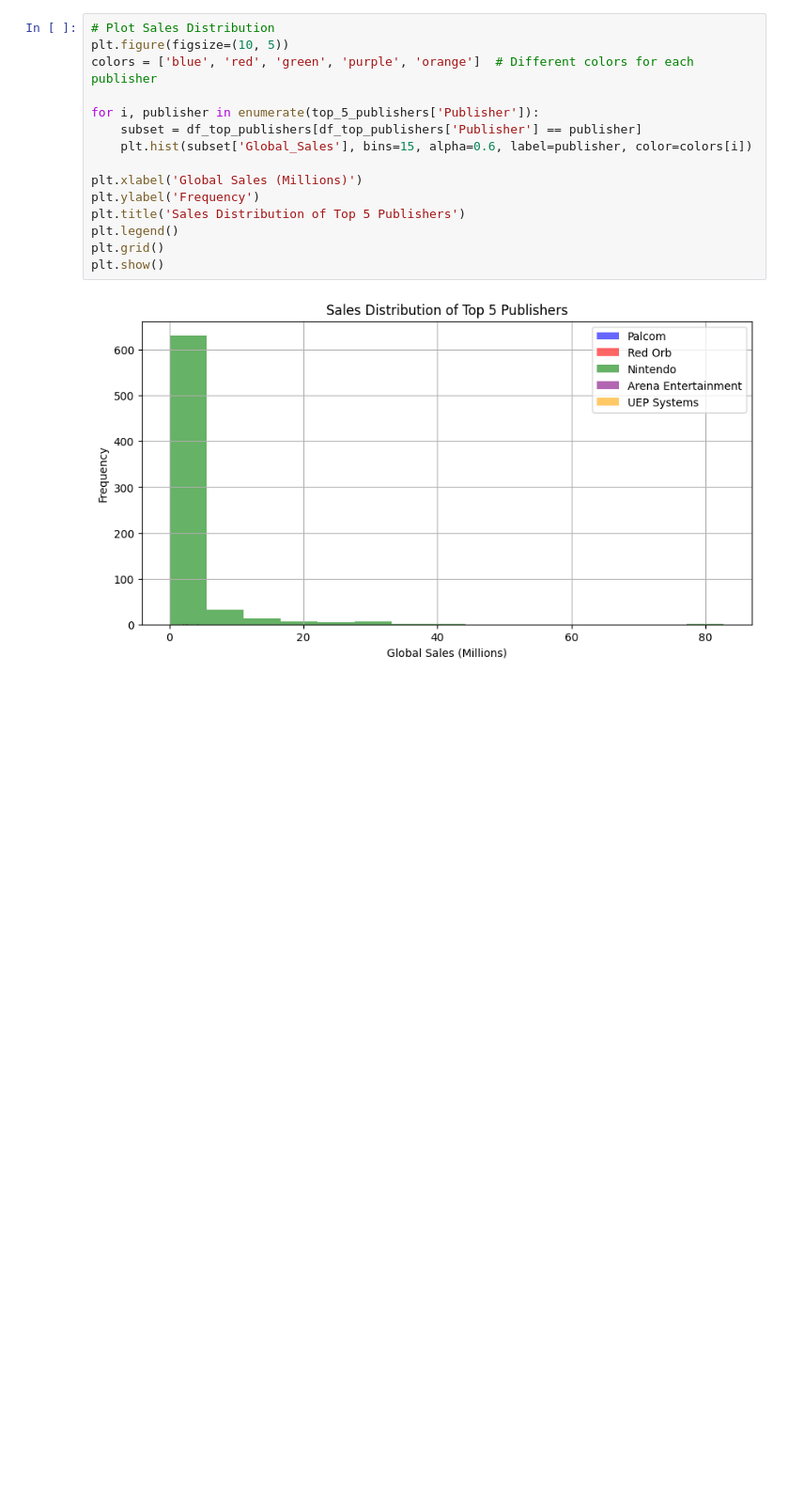
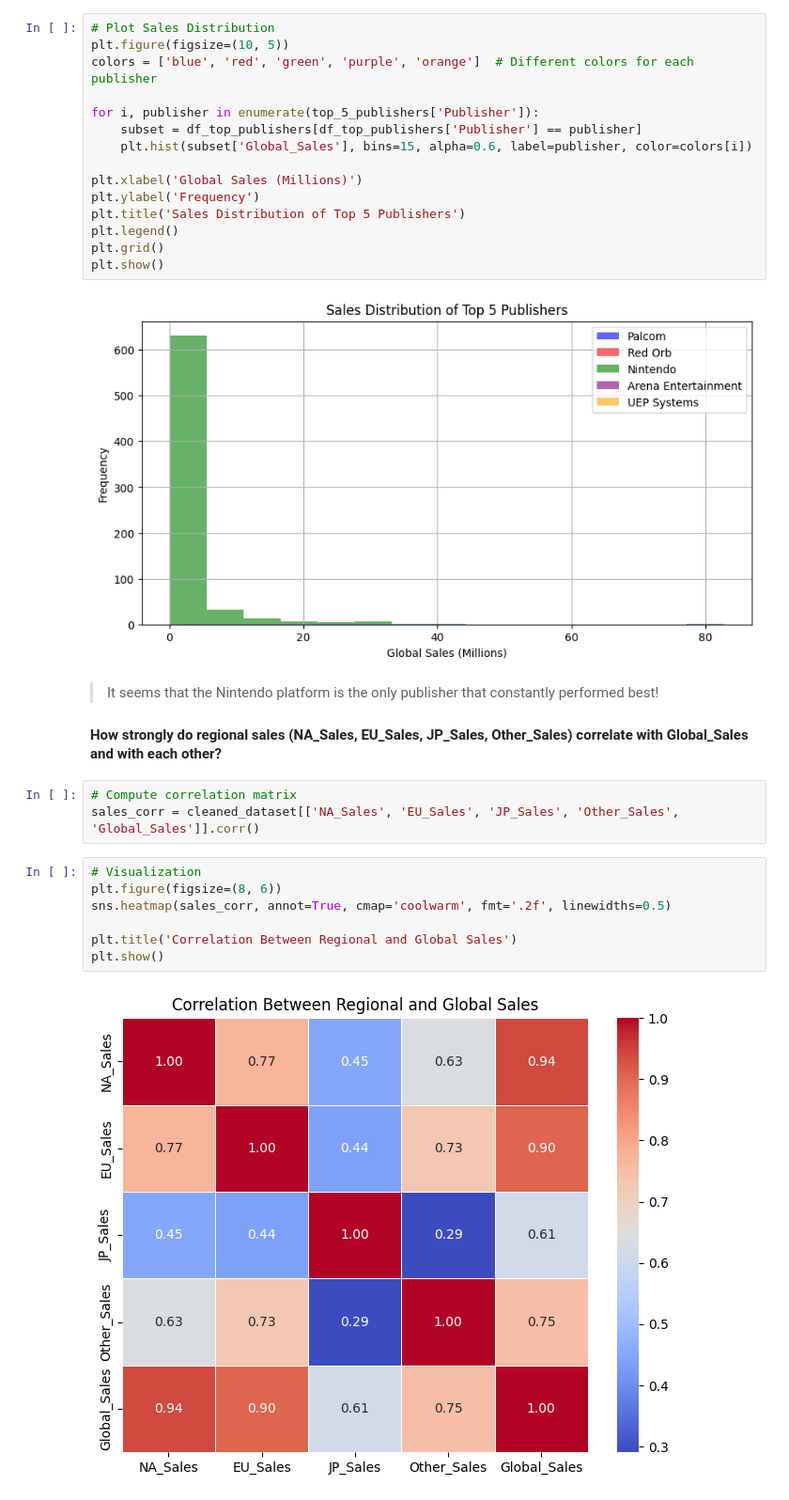
Before and after one commit to Darknight47/Data-Science-Projects-03, a Jupyter notebook: Sales_Prediction.ipynb, the cells around one changed output. Shown: that part at 94% size. Saved outputs shown, nothing was run; the diff lists cells and outputs as text; blank space fills up the shorter version.

Commit message:
sales correlation

```diff
--- a/Sales_Prediction.ipynb
+++ b/Sales_Prediction.ipynb
@@ -187,3 +187,19 @@ plt.grid()
 plt.show()
 # %% [output]
 [figure]
+# %% [markdown]
+> It seems that the Nintendo platform is the only publisher that constantly performed best!
+
+#### How strongly do regional sales (NA_Sales, EU_Sales, JP_Sales, Other_Sales) correlate with Global_Sales and with each other?
+# %%
+# Compute correlation matrix
+sales_corr = cleaned_dataset[['NA_Sales', 'EU_Sales', 'JP_Sales', 'Other_Sales', 'Global_Sales']].corr()
+# %%
+# Visualization
+plt.figure(figsize=(8, 6))
+sns.heatmap(sales_corr, annot=True, cmap='coolwarm', fmt='.2f', linewidths=0.5)
+
+plt.title('Correlation Between Regional and Global Sales')
+plt.show()
+# %% [output]
+[figure, added]
```
Also changed, not shown: parts of 1 cell of this notebook.
